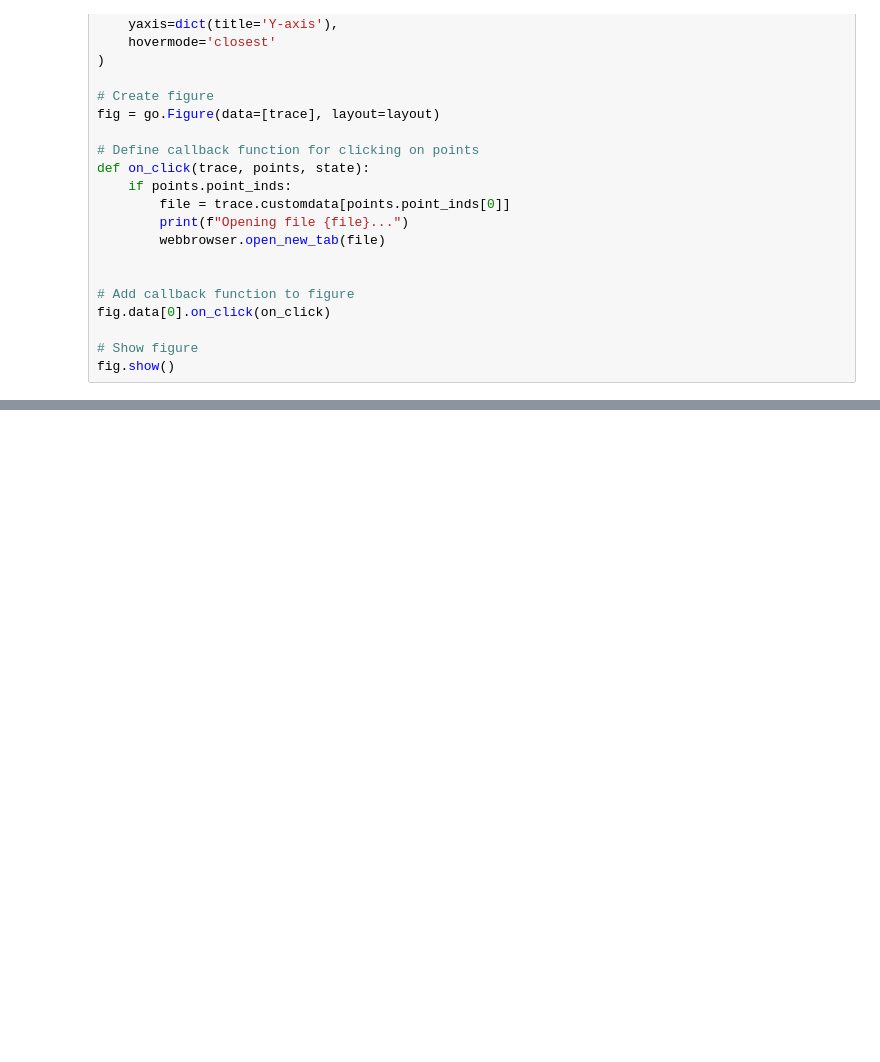
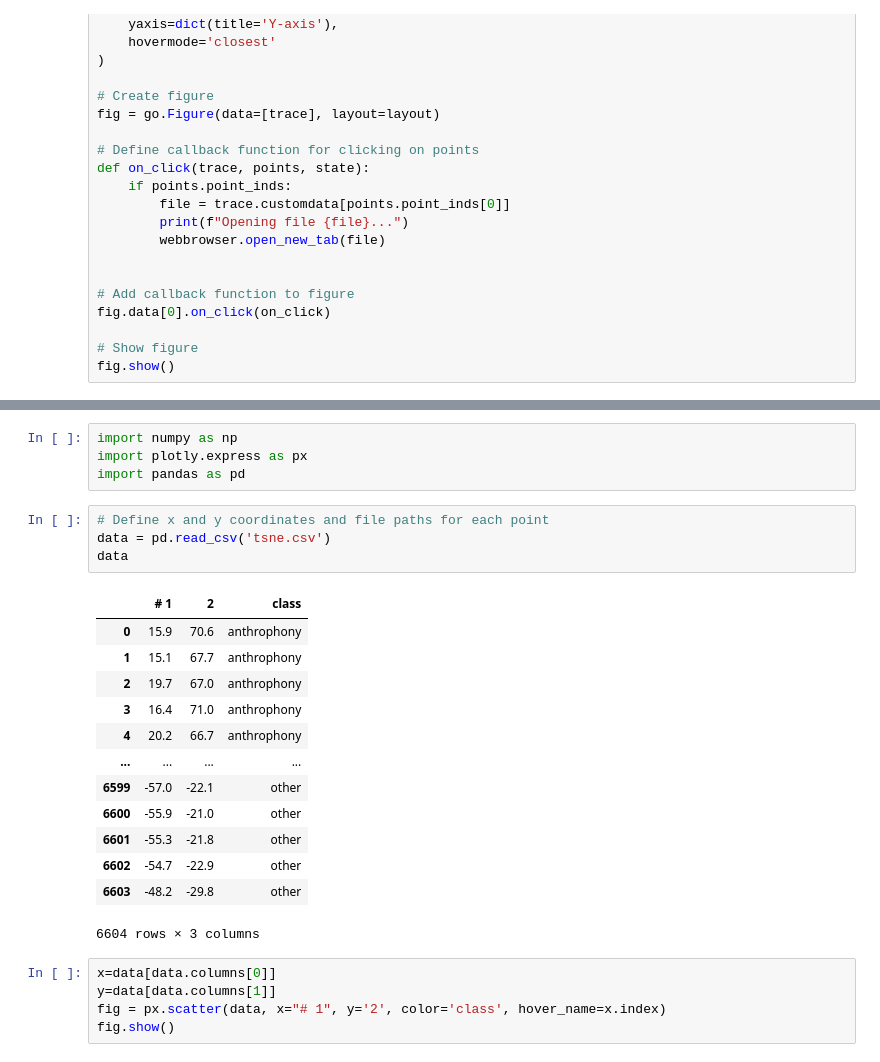
Before and after one commit to thomasnapier/AudioHandling, a Jupyter notebook: interactiveplots.ipynb, the cells around one changed output, grey strips where cells are left out. Saved outputs shown, nothing was run; the diff lists cells and outputs as text; blank space fills up the shorter version.

```diff
--- a/interactiveplots.ipynb
+++ b/interactiveplots.ipynb
@@ -131,0 +177,27 @@ plt.show()
+# %%
+import numpy as np
+import plotly.express as px
+import pandas as pd
+# %%
+# Define x and y coordinates and file paths for each point
+data = pd.read_csv('tsne.csv')
+data
+# %% [output]
+|  | # 1 | 2 | class |
+| 0 | 15.9 | 70.6 | anthrophony |
+| 1 | 15.1 | 67.7 | anthrophony |
+| 2 | 19.7 | 67.0 | anthrophony |
+| 3 | 16.4 | 71.0 | anthrophony |
+| 4 | 20.2 | 66.7 | anthrophony |
+| ... | ... | ... | ... |
+| 6599 | -57.0 | -22.1 | other |
+| 6600 | -55.9 | -21.0 | other |
+| 6601 | -55.3 | -21.8 | other |
+| 6602 | -54.7 | -22.9 | other |
+| 6603 | -48.2 | -29.8 | other |
+6604 rows × 3 columns
+# %%
+x=data[data.columns[0]]
+y=data[data.columns[1]]
+fig = px.scatter(data, x="# 1", y='2', color='class', hover_name=x.index)
+fig.show()
```
Also changed, not shown: parts of 6 cells of this notebook, 28 other files.
